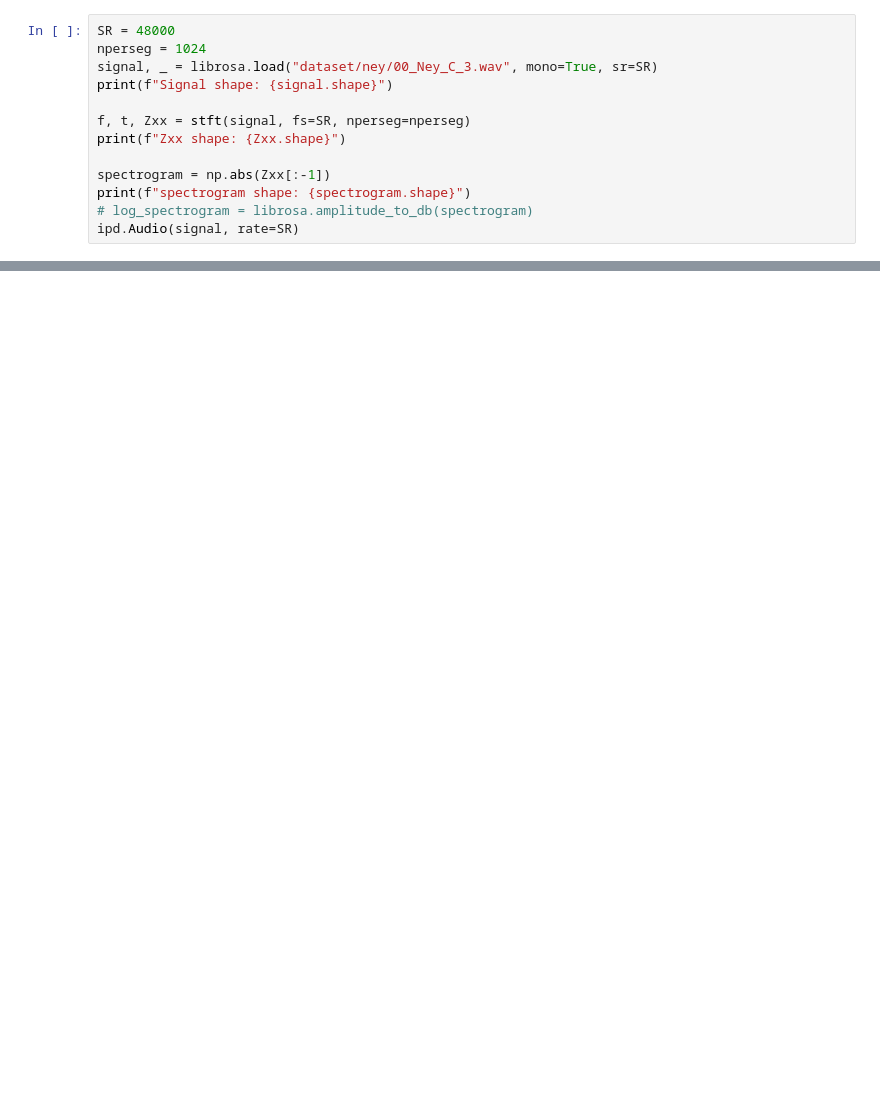
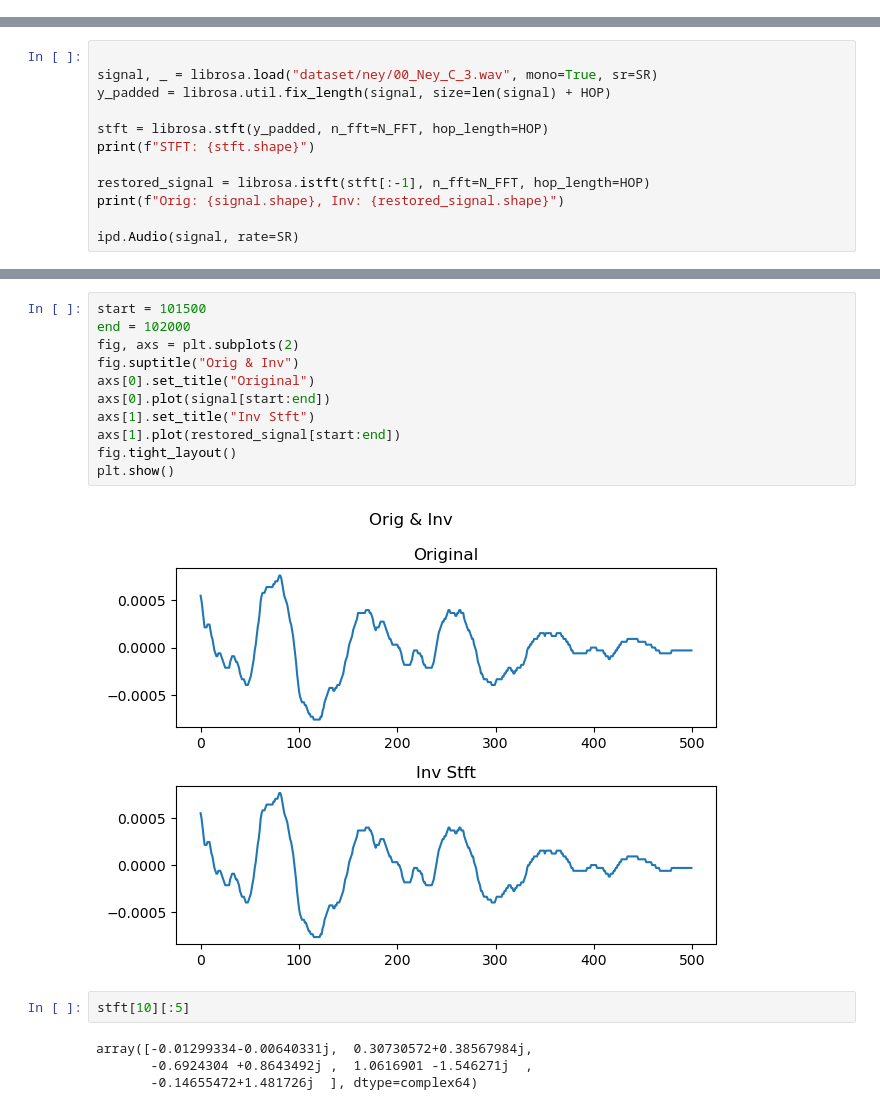
Before and after one commit to ihpar/ney_gtr, a Jupyter notebook: test.ipynb, the cells around one changed output, grey strips where cells are left out. Cells and saved outputs as stored; diff of their text form; blank space fills up the shorter version.

```diff
--- a/test.ipynb
+++ b/test.ipynb
@@ -18,13 +6,0 @@ def plot_spectrogram(Y, sr, hop_length, y_axis="linear"):
-# %%
-SR = 48000
-nperseg = 1024
-signal, _ = librosa.load("dataset/ney/00_Ney_C_3.wav", mono=True, sr=SR)
-print(f"Signal shape: {signal.shape}")
-
-f, t, Zxx = stft(signal, fs=SR, nperseg=nperseg)
-print(f"Zxx shape: {Zxx.shape}")
-
-spectrogram = np.abs(Zxx[:-1])
-print(f"spectrogram shape: {spectrogram.shape}")
-# log_spectrogram = librosa.amplitude_to_db(spectrogram)
-ipd.Audio(signal, rate=SR)
@@ -39,0 +7,12 @@ Zxx[:-1, :-1].shape
+# %%
+
+signal, _ = librosa.load("dataset/ney/00_Ney_C_3.wav", mono=True, sr=SR)
+y_padded = librosa.util.fix_length(signal, size=len(signal) + HOP)
+
+stft = librosa.stft(y_padded, n_fft=N_FFT, hop_length=HOP)
+print(f"STFT: {stft.shape}")
+
+restored_signal = librosa.istft(stft[:-1], n_fft=N_FFT, hop_length=HOP)
+print(f"Orig: {signal.shape}, Inv: {restored_signal.shape}")
+
+ipd.Audio(signal, rate=SR)
@@ -39,0 +27,19 @@ Zxx[:-1, :-1].shape
+# %%
+start = 101500
+end = 102000
+fig, axs = plt.subplots(2)
+fig.suptitle("Orig & Inv")
+axs[0].set_title("Original")
+axs[0].plot(signal[start:end])
+axs[1].set_title("Inv Stft")
+axs[1].plot(restored_signal[start:end])
+fig.tight_layout()
+plt.show()
+# %% [output]
+[figure, added]
+# %%
+stft[10][:5]
+# %% [output]
+array([-0.01299334-0.00640331j,  0.30730572+0.38567984j,
+       -0.6924304 +0.8643492j ,  1.0616901 -1.546271j  ,
+       -0.14655472+1.481726j  ], dtype=complex64)
```
Also changed, not shown: parts of 12 cells of this notebook, 1 other file.
